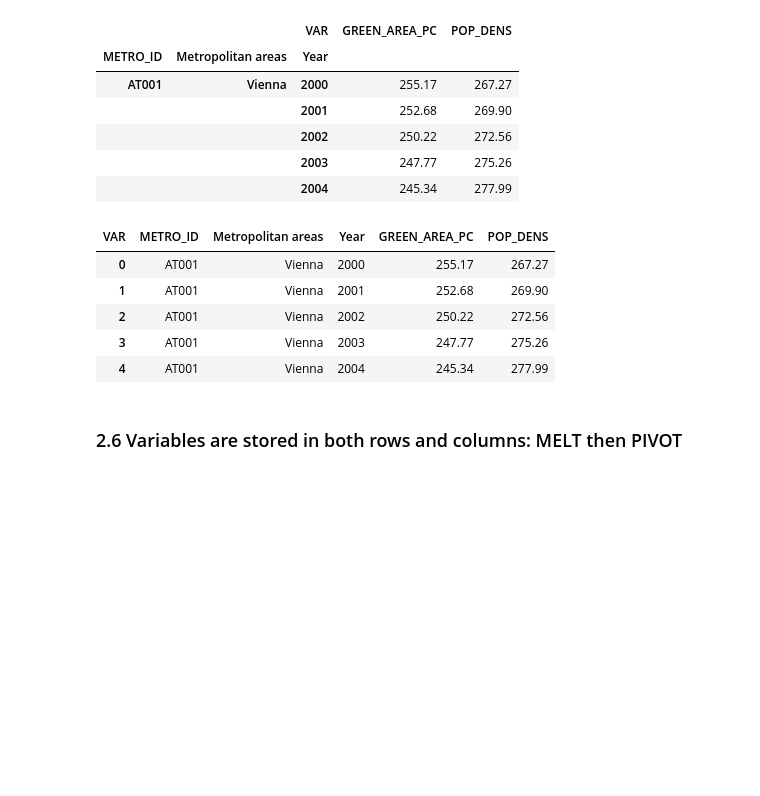
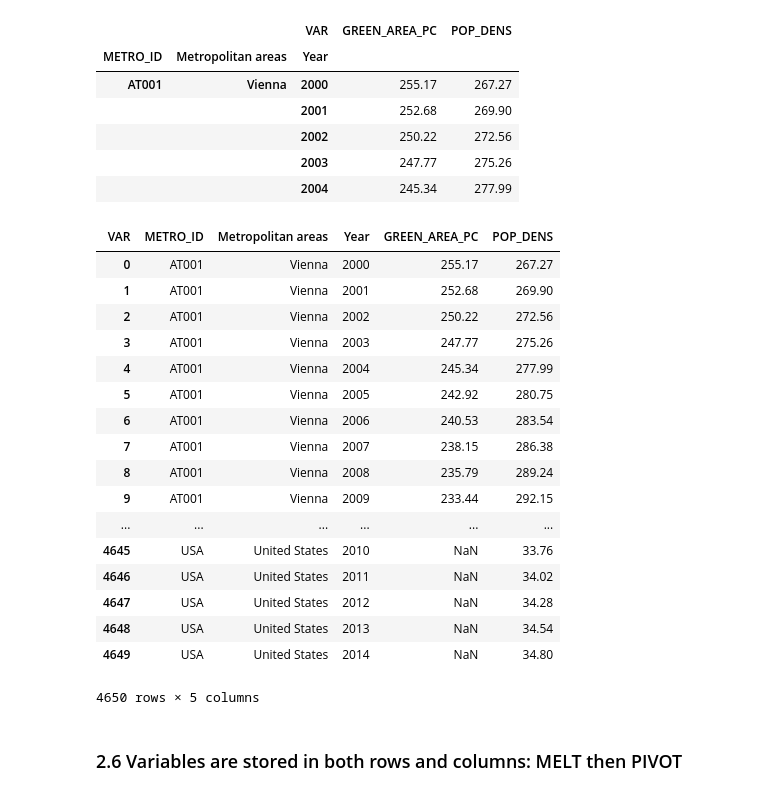
Before and after one commit to jgarciab/wwd2017, a Jupyter notebook: class2/class2b_tidy_data.ipynb, the cells around one changed output. Cells and saved outputs as stored; diff of their text form; code cells hidden in the pictures; blank space fills up the shorter version.

```diff
--- a/class2/class2b_tidy_data.ipynb
+++ b/class2/class2b_tidy_data.ipynb
@@ -229,14 +208,26 @@ df_fixed.head()
 |  |  | 2004 | 245.34 | 277.99 |
 # %%
 #use .reset_index() to convert index to columns
-df_fixed.reset_index().head()
+df_fixed.reset_index()
 # %% [output]
 | VAR | METRO_ID | Metropolitan areas | Year | GREEN_AREA_PC | POP_DENS |
 | 0 | AT001 | Vienna | 2000 | 255.17 | 267.27 |
 | 1 | AT001 | Vienna | 2001 | 252.68 | 269.90 |
 | 2 | AT001 | Vienna | 2002 | 250.22 | 272.56 |
 | 3 | AT001 | Vienna | 2003 | 247.77 | 275.26 |
 | 4 | AT001 | Vienna | 2004 | 245.34 | 277.99 |
+| 5 | AT001 | Vienna | 2005 | 242.92 | 280.75 |
+| 6 | AT001 | Vienna | 2006 | 240.53 | 283.54 |
+| 7 | AT001 | Vienna | 2007 | 238.15 | 286.38 |
+| 8 | AT001 | Vienna | 2008 | 235.79 | 289.24 |
+| 9 | AT001 | Vienna | 2009 | 233.44 | 292.15 |
+| ... | ... | ... | ... | ... | ... |
+| 4645 | USA | United States | 2010 | NaN | 33.76 |
+| 4646 | USA | United States | 2011 | NaN | 34.02 |
+| 4647 | USA | United States | 2012 | NaN | 34.28 |
+| 4648 | USA | United States | 2013 | NaN | 34.54 |
+| 4649 | USA | United States | 2014 | NaN | 34.80 |
+4650 rows × 5 columns
 # %% [markdown]
 ### 2.6 Variables are stored in both rows and columns: MELT then PIVOT
 # %%
```
Also changed, not shown: parts of 11 cells of this notebook, 20 other files.
